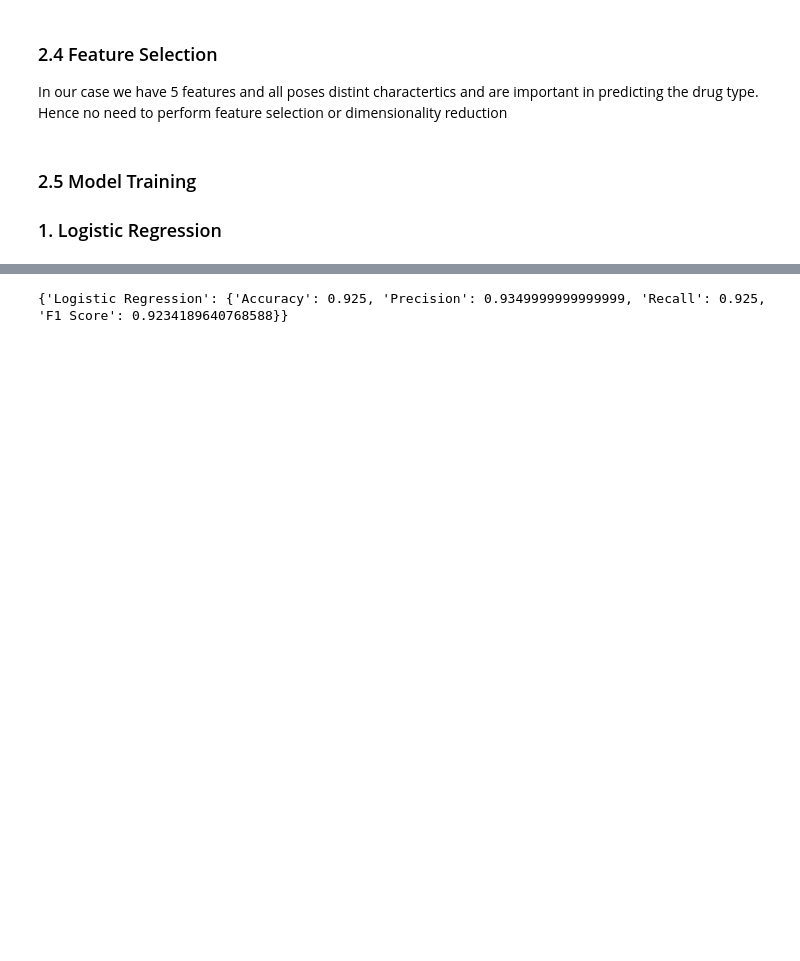
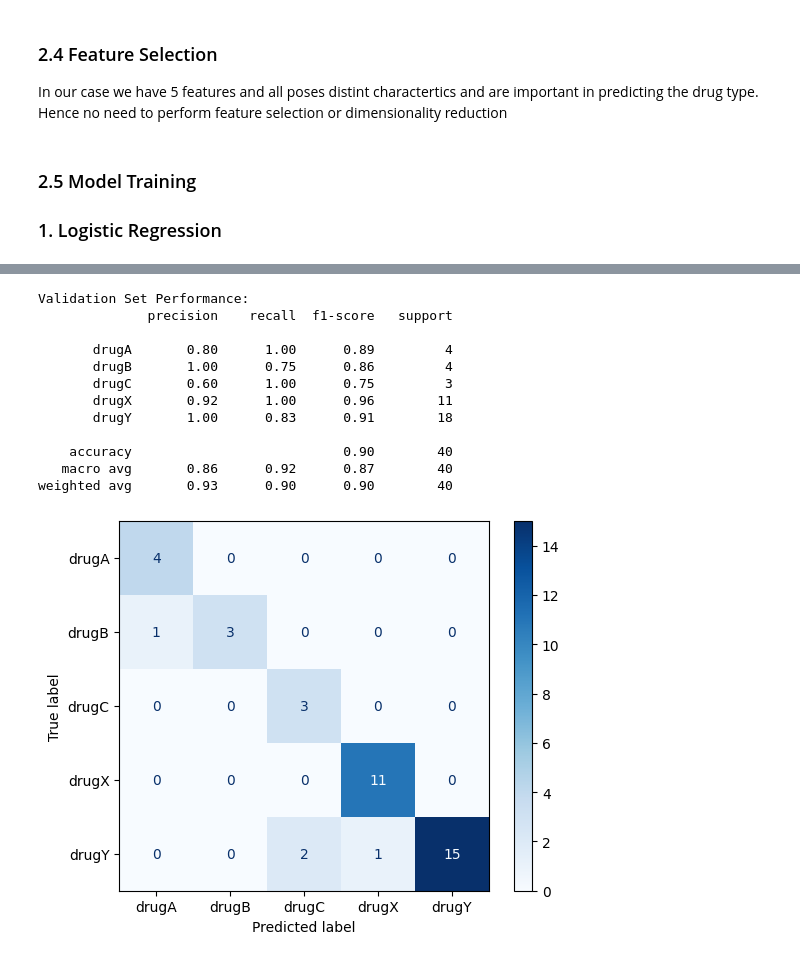
Before and after one commit to saadkhan710/Drug_Classification, a Jupyter notebook: Drug_ML.ipynb, the cells around one changed output, grey strips where cells are left out. Cells and saved outputs as stored; diff of their text form; code cells hidden in the pictures; blank space fills up the shorter version.

```diff
--- a/Drug_ML.ipynb
+++ b/Drug_ML.ipynb
@@ -557,9 +558,5 @@ Used RobustScaler over Standard Scalar to reduce the impact of outliers, especia
 # %%
-
-from sklearn.preprocessing import RobustScaler
-numerical_cols = ['Age', 'Na_to_K']
-scaler = RobustScaler()
-# Fit on train and transform all sets
-X_train_num = scaler.fit_transform(X_train[numerical_cols])
-X_val_num = scaler.transform(X_val[numerical_cols])
-X_test_num = scaler.transform(X_test[numerical_cols])
+# 2. Fit on train and transform all sets
+X_train_prepared = preprocessor.fit_transform(X_train)
+X_val_prepared = preprocessor.transform(X_val)
+X_test_prepared = preprocessor.transform(X_test)
@@ -570,8 +563,3 @@ Concatenate Encoded Categorical + Scaled Numerical Features
-# %%
-import numpy as np
-X_train_prepared = np.hstack((np.array(X_train_num), np.array(X_train_cat)))
-X_val_prepared = np.hstack((np.array(X_val_num), np.array(X_val_cat)))
-X_test_prepared = np.hstack((np.array(X_test_num), np.array(X_test_cat)))
 # %% [markdown]
 ### 2.4 Feature Selection
 
@@ -612,22 +571,38 @@ weighted avg       0.93      0.93      0.92        40
-# %%
-from sklearn.metrics import accuracy_score, precision_score, recall_score, f1_score
-results = {}
-
-
-# Calculate metrics
-accuracy = accuracy_score(y_val, y_val_pred)
-precision = precision_score(y_val, y_val_pred, average='weighted')
-recall = recall_score(y_val, y_val_pred, average='weighted')
-f1 = f1_score(y_val, y_val_pred, average='weighted')
-
-# Save to results dictionary
-results['Logistic Regression'] = {
-    'Accuracy': accuracy,
-    'Precision': precision,
-    'Recall': recall,
-    'F1 Score': f1
-}
-
-print(results)
-# %% [output]
-{'Logistic Regression': {'Accuracy': 0.925, 'Precision': 0.9349999999999999, 'Recall': 0.925, 'F1 Score': 0.9234189640768588}}
+# %%
+# Train Logistic Regression
+log_reg = LogisticRegression(
+    multi_class='multinomial',
+    solver='lbfgs',
+    max_iter=1000,
+    random_state=42,
+    class_weight='balanced'  # Optional
+)
+
+log_reg.fit(X_train_prepared, y_train)
+
+
+# 4. Evaluate on Validation Set
+y_val_pred = log_reg.predict(X_val_prepared)
+print("Validation Set Performance:")
+print(classification_report(y_val, y_val_pred))
+
+
+# 6. Plot Confusion Matrix
+cm = confusion_matrix(y_val, y_val_pred)
+disp = ConfusionMatrixDisplay(confusion_matrix=cm, display_labels=log_reg.classes_)
+disp.plot(cmap='Blues')
+plt.show()
+# %% [output]
+Validation Set Performance:
+              precision    recall  f1-score   support
+
+       drugA       0.80      1.00      0.89         4
+       drugB       1.00      0.75      0.86         4
+       drugC       0.60      1.00      0.75         3
+       drugX       0.92      1.00      0.96        11
+       drugY       1.00      0.83      0.91        18
+
+    accuracy                           0.90        40
+   macro avg       0.86      0.92      0.87        40
+weighted avg       0.93      0.90      0.90        40
+[figure, added]
```
Also changed, not shown: parts of 16 cells of this notebook.
